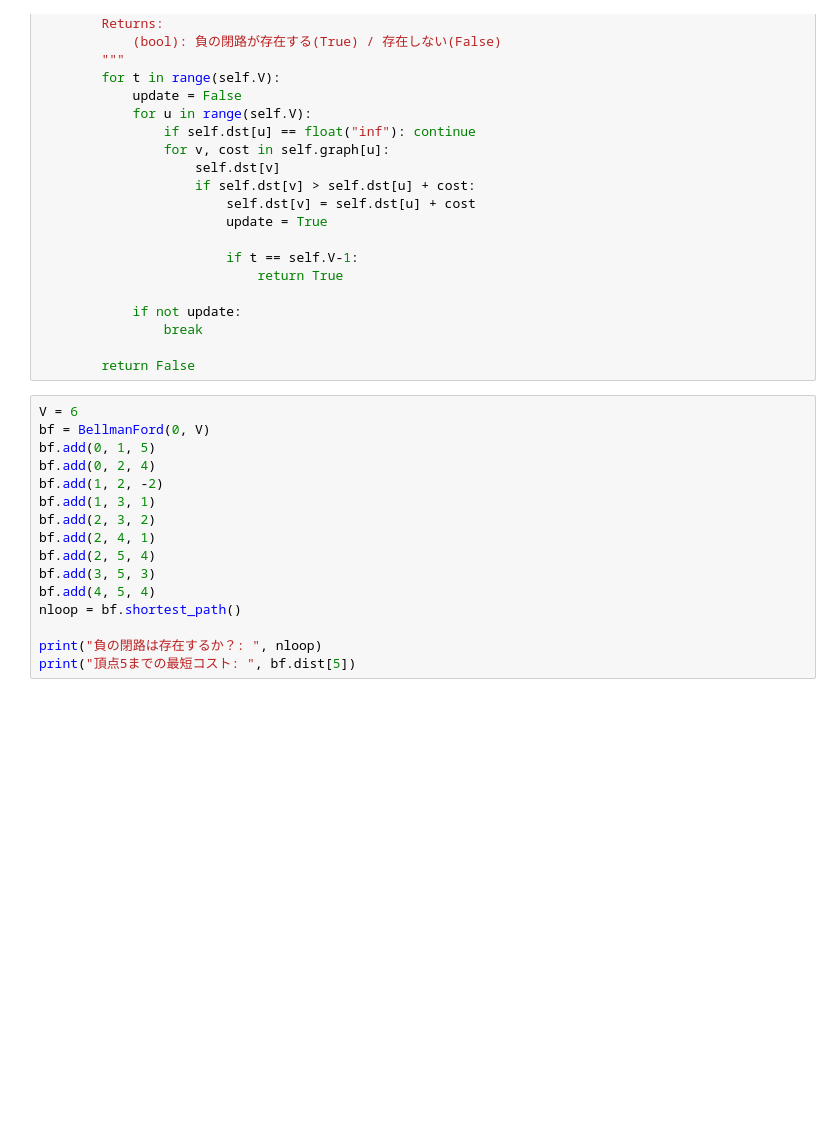
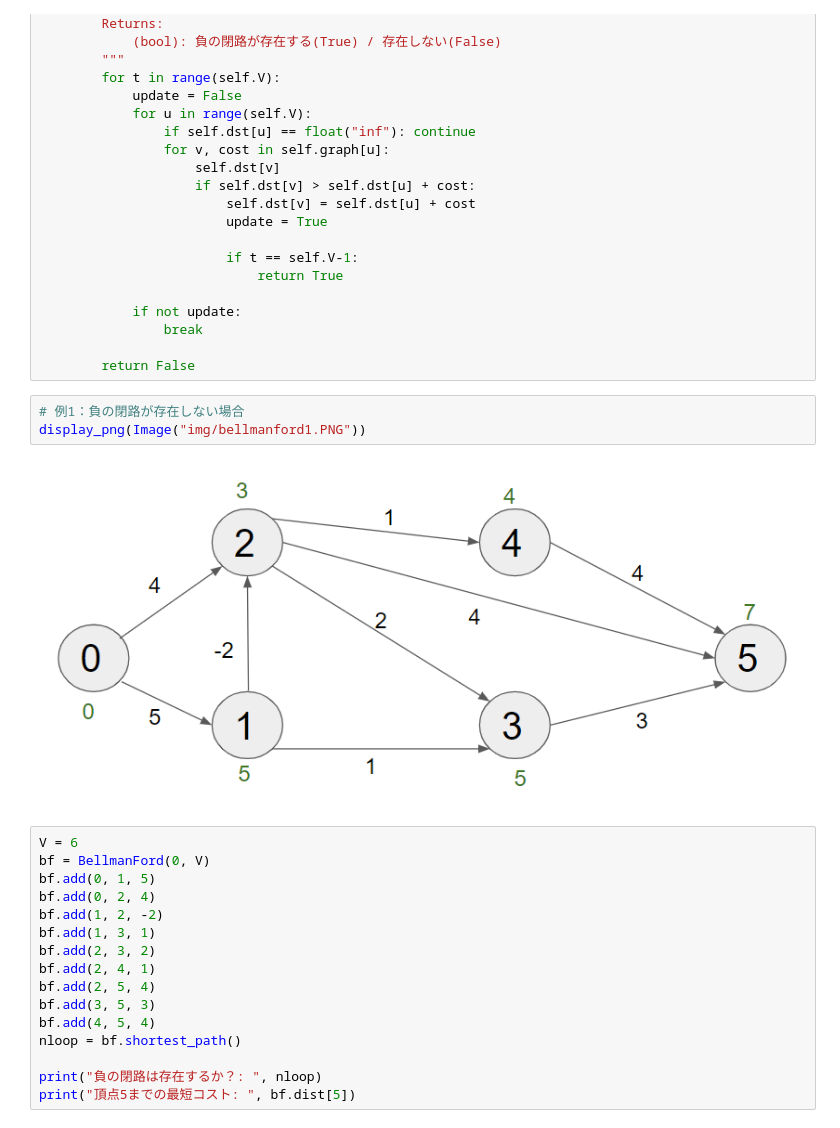
Before and after one commit to taketakeyyy/Algorithm, a Jupyter notebook: ShortestPath/ベルマンフォード.ipynb, the cells around one changed output. Cells and saved outputs as stored; diff of their text form; blank space fills up the shorter version.

```diff
--- a/ShortestPath/ベルマンフォード.ipynb
+++ b/ShortestPath/ベルマンフォード.ipynb
@@ -48,6 +50,11 @@ class BellmanFord():
                 break
 
         return False
+# %%
+# 例1：負の閉路が存在しない場合
+display_png(Image("img/bellmanford1.PNG"))
+# %% [output]
+[figure, added]
 # %%
 V = 6
 bf = BellmanFord(0, V)
```
Also changed, not shown: parts of 3 cells of this notebook, 3 other files.
